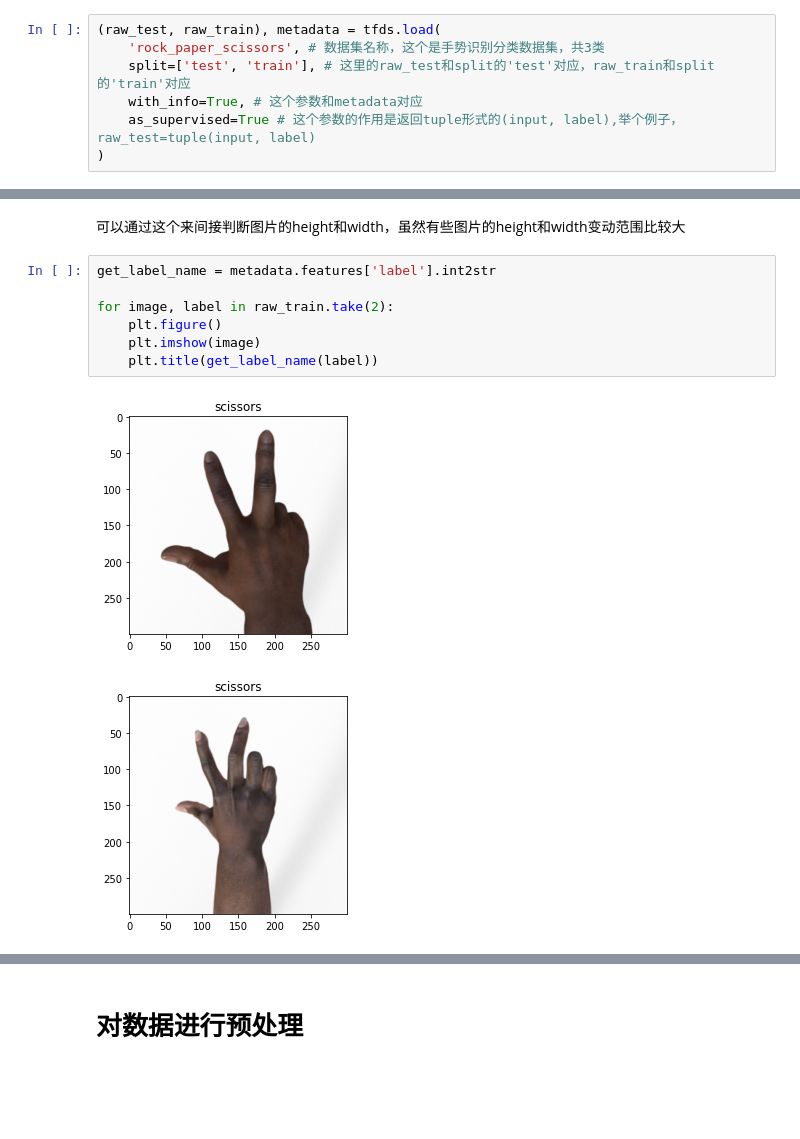
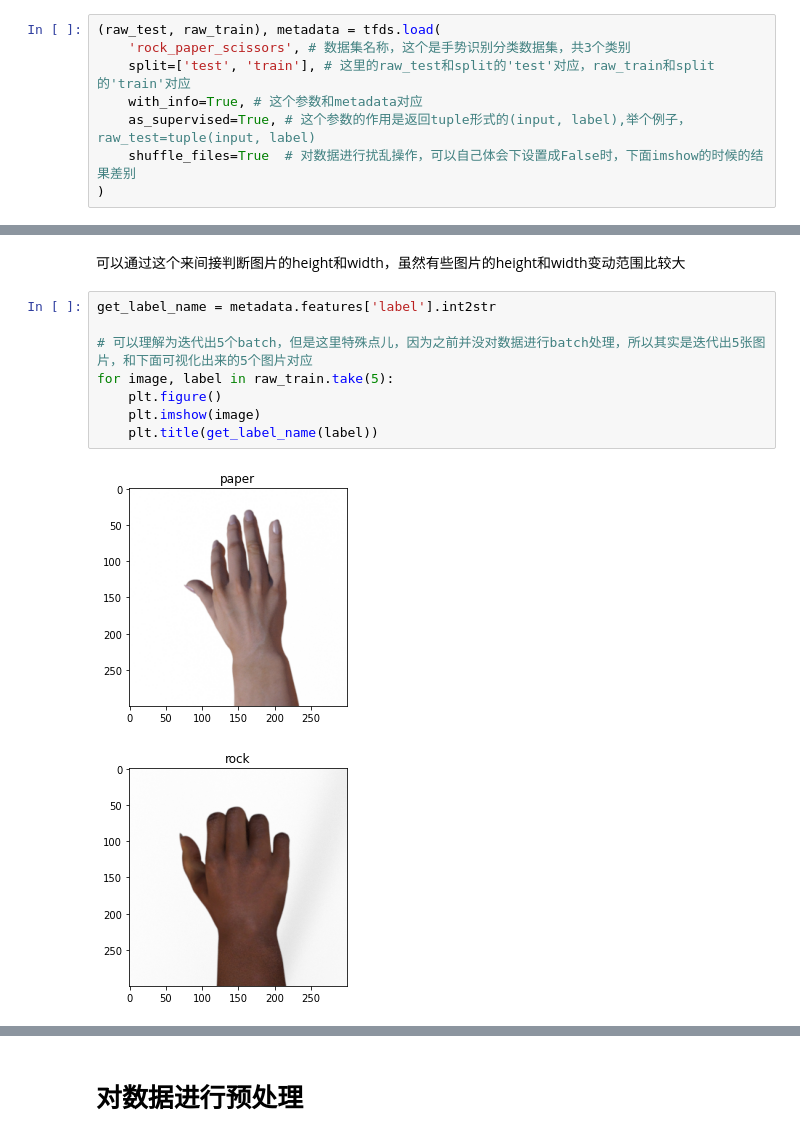
Before and after one commit to MaoXianXin/tutorial, a Jupyter notebook: tf2/DataPipeline.ipynb, the cells around one changed output, grey strips where cells are left out. Drawn from its saved outputs; the diff is of its cells as text; blank space fills up the shorter version.

```diff
--- a/tf2/DataPipeline.ipynb
+++ b/tf2/DataPipeline.ipynb
@@ -10,10 +10,11 @@ import tensorflow as tf
 ## 一般采用这个写法
 # %%
 (raw_test, raw_train), metadata = tfds.load(
-    'rock_paper_scissors', # 数据集名称，这个是手势识别分类数据集，共3类
+    'rock_paper_scissors', # 数据集名称，这个是手势识别分类数据集，共3个类别
     split=['test', 'train'], # 这里的raw_test和split的'test'对应，raw_train和split的'train'对应
     with_info=True, # 这个参数和metadata对应
-    as_supervised=True # 这个参数的作用是返回tuple形式的(input, label),举个例子，raw_test=tuple(input, label)
+    as_supervised=True, # 这个参数的作用是返回tuple形式的(input, label),举个例子，raw_test=tuple(input, label)
+    shuffle_files=True  # 对数据进行扰乱操作，可以自己体会下设置成False时，下面imshow的时候的结果差别
 )
 # %% [markdown]
 ## 进行展示
@@ -83,10 +84,11 @@ data[1] # 看到了吧，这里是一个scalar
 # %%
 get_label_name = metadata.features['label'].int2str
 
-for image, label in raw_train.take(2):
+# 可以理解为迭代出5个batch，但是这里特殊点儿，因为之前并没对数据进行batch处理，所以其实是迭代出5张图片，和下面可视化出来的5个图片对应
+for image, label in raw_train.take(5):
     plt.figure()
     plt.imshow(image)
     plt.title(get_label_name(label))
 # %% [output]
-[figure, old version]
+[figure, new version]
-[figure, old version]
+[figure, new version]
```
Also changed, not shown: parts of 7 cells of this notebook, 2 other files.
